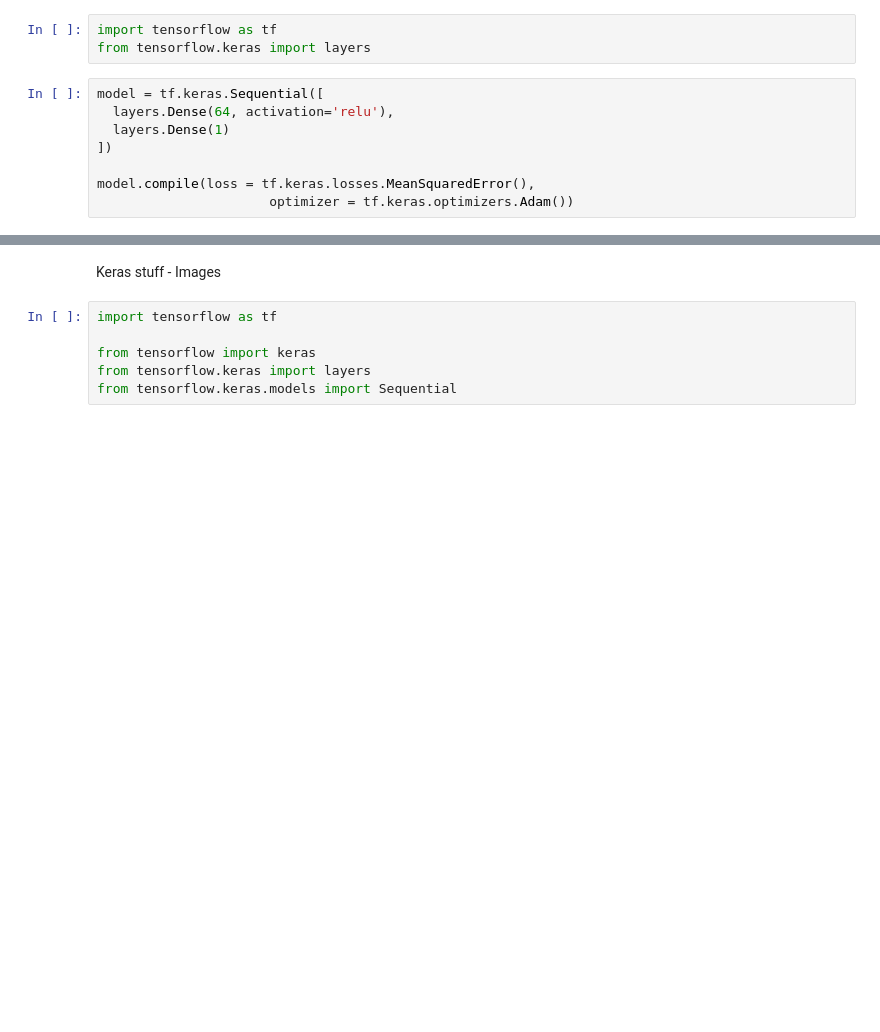
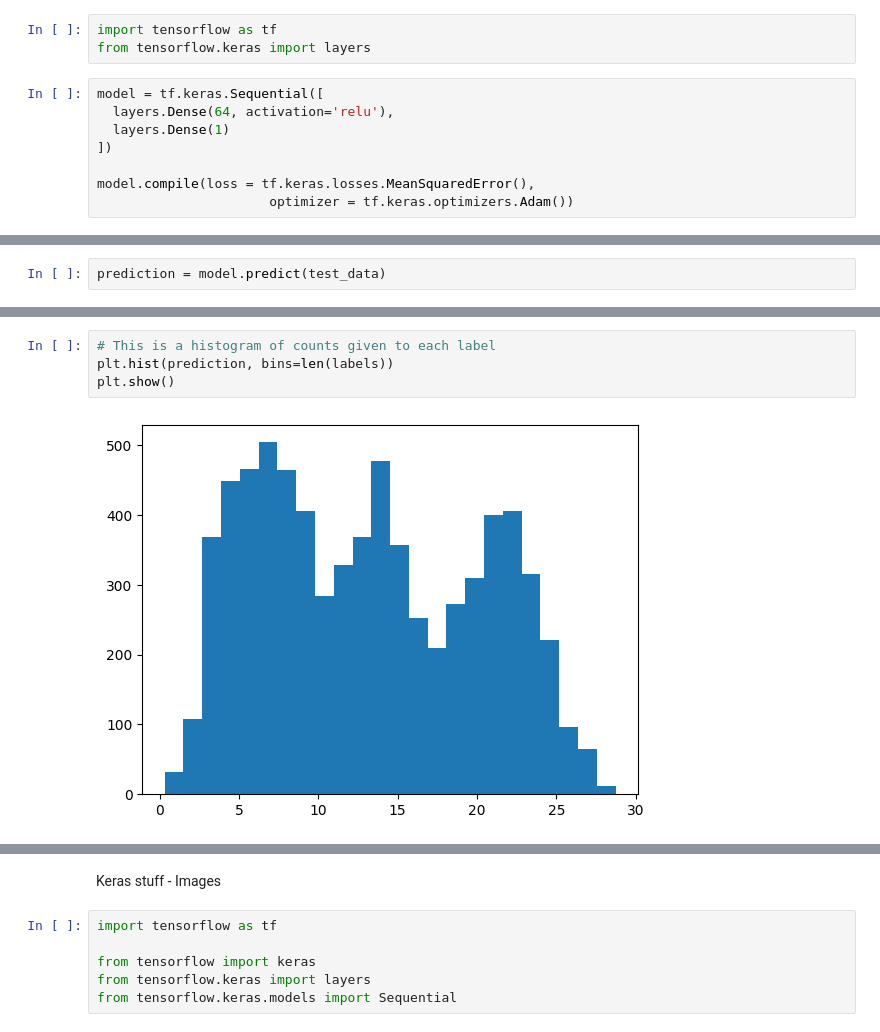
Before and after one commit to Astute-2319/CS5990-Group7-Final-Project, a Jupyter notebook: astute_final_work.ipynb, the cells around one changed output, grey strips where cells are left out. Saved outputs shown, nothing was run; the diff lists cells and outputs as text; blank space fills up the shorter version.

Commit message:
Added code that makes a prediction using the generated model and creates a histogram of results from the test data. Also calculates the ratio of correct labels.

```diff
--- a/astute_final_work.ipynb
+++ b/astute_final_work.ipynb
@@ -105 +102,3 @@ Epoch 10/10
 <keras.src.callbacks.history.History at 0x...>
+# %%
+prediction = model.predict(test_data)
@@ -105,0 +117,6 @@ Epoch 10/10
+# %%
+# This is a histogram of counts given to each label
+plt.hist(prediction, bins=len(labels))
+plt.show()
+# %% [output]
+[figure, added]
```
Also changed, not shown: parts of 7 cells of this notebook.
